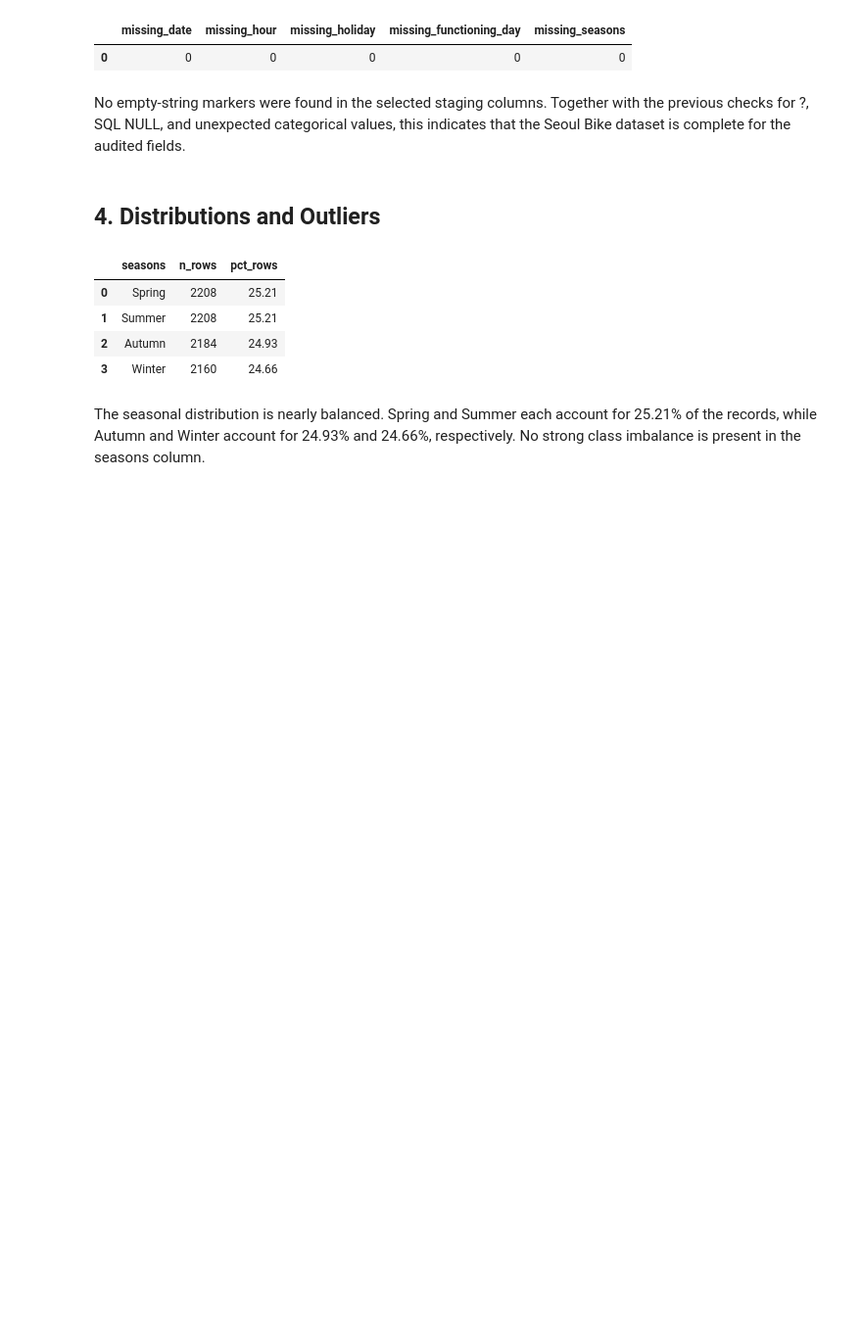
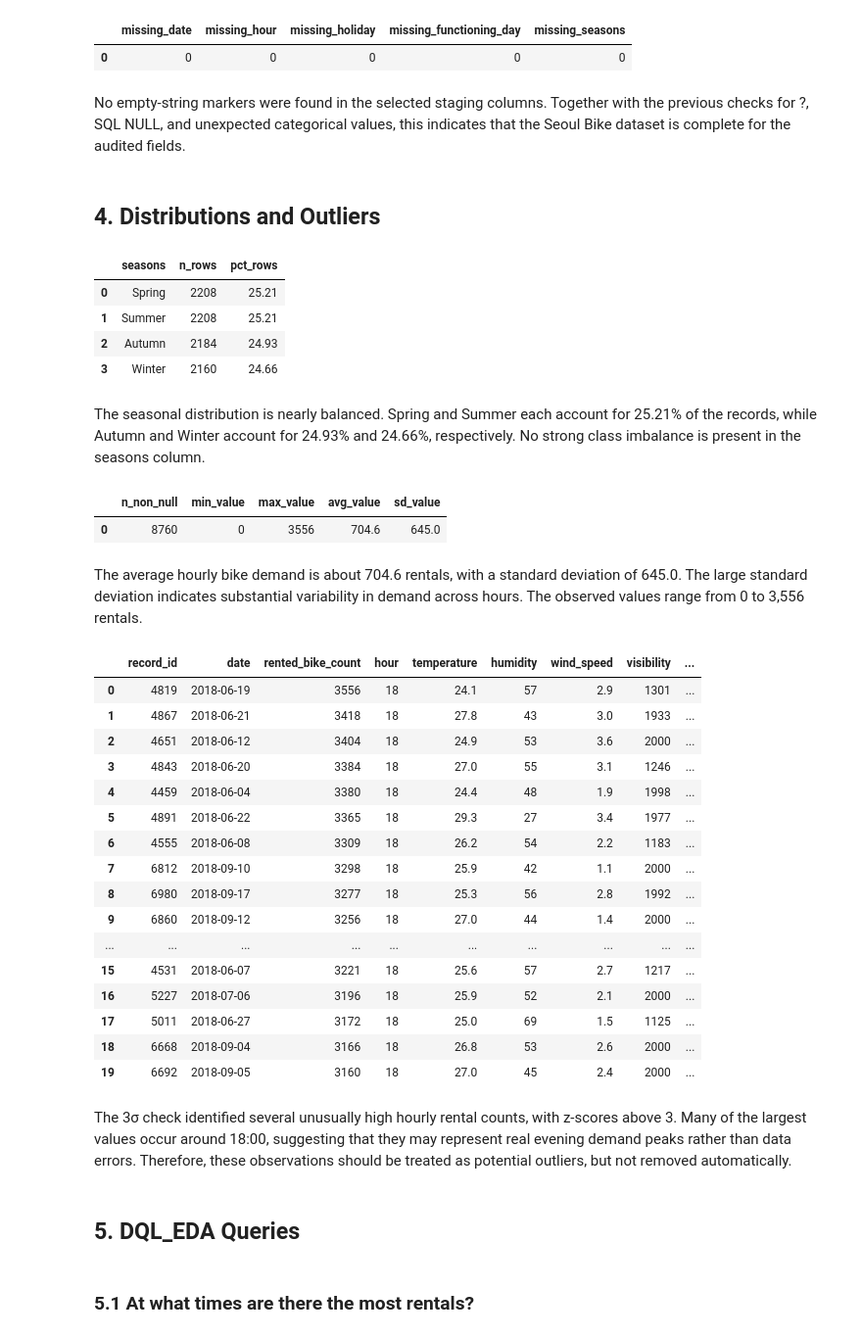
Before and after one commit to BorysZhyhalo/goit-rdb-hw-03, a Jupyter notebook: hw_3_data__loading_sql_dql.ipynb, the cells around one changed output. Shown at 98% size. Saved outputs shown, nothing was run; the diff lists cells and outputs as text; code cells hidden in the pictures; blank space fills up the shorter version.

```diff
--- a/hw_3_data__loading_sql_dql.ipynb
+++ b/hw_3_data__loading_sql_dql.ipynb
@@ -501,6 +501,69 @@ pd.read_sql("""
 | 3 | Winter | 2160 | 24.66 |
 # %% [markdown]
 The seasonal distribution is nearly balanced. Spring and Summer each account for 25.21% of the records, while Autumn and Winter account for 24.93% and 24.66%, respectively. No strong class imbalance is present in the seasons column.
+# %%
+pd.read_sql("""
+    SELECT
+        COUNT(rented_bike_count) AS n_non_null,
+        MIN(rented_bike_count) AS min_value,
+        MAX(rented_bike_count) AS max_value,
+        ROUND(AVG(rented_bike_count)::NUMERIC, 2) AS avg_value,
+        ROUND(STDDEV_SAMP(rented_bike_count)::NUMERIC, 2) AS sd_value
+    FROM hw3_bike_clean;
+""", engine)
+# %% [output]
+|  | n_non_null | min_value | max_value | avg_value | sd_value |
+| 0 | 8760 | 0 | 3556 | 704.6 | 645.0 |
+# %% [markdown]
+The average hourly bike demand is about 704.6 rentals, with a standard deviation of 645.0. The large standard deviation indicates substantial variability in demand across hours. The observed values range from 0 to 3,556 rentals.
+# %%
+pd.read_sql("""
+
+WITH stats AS (
+    SELECT
+        AVG(rented_bike_count) AS mean_value,
+        STDDEV_SAMP(rented_bike_count) AS sd_value
+    FROM hw3_bike_clean
+    WHERE rented_bike_count IS NOT NULL
+)
+SELECT
+    t.*,
+    ROUND(
+        ((t.rented_bike_count - s.mean_value) / NULLIF(s.sd_value, 0))::NUMERIC,
+        2
+    ) AS z_score
+FROM hw3_bike_clean AS t
+CROSS JOIN stats AS s
+WHERE t.rented_bike_count IS NOT NULL
+  AND s.sd_value > 0
+  AND ABS(t.rented_bike_count - s.mean_value) > 3 * s.sd_value
+ORDER BY ABS(t.rented_bike_count - s.mean_value) DESC
+LIMIT 20;
+""", engine)
+# %% [output]
+|  | record_id | date | rented_bike_count | hour | temperature | humidity | wind_speed | visibility | ... |
+| 0 | 4819 | 2018-06-19 | 3556 | 18 | 24.1 | 57 | 2.9 | 1301 | ... |
+| 1 | 4867 | 2018-06-21 | 3418 | 18 | 27.8 | 43 | 3.0 | 1933 | ... |
+| 2 | 4651 | 2018-06-12 | 3404 | 18 | 24.9 | 53 | 3.6 | 2000 | ... |
+| 3 | 4843 | 2018-06-20 | 3384 | 18 | 27.0 | 55 | 3.1 | 1246 | ... |
+| 4 | 4459 | 2018-06-04 | 3380 | 18 | 24.4 | 48 | 1.9 | 1998 | ... |
+| 5 | 4891 | 2018-06-22 | 3365 | 18 | 29.3 | 27 | 3.4 | 1977 | ... |
+| 6 | 4555 | 2018-06-08 | 3309 | 18 | 26.2 | 54 | 2.2 | 1183 | ... |
+| 7 | 6812 | 2018-09-10 | 3298 | 18 | 25.9 | 42 | 1.1 | 2000 | ... |
+| 8 | 6980 | 2018-09-17 | 3277 | 18 | 25.3 | 56 | 2.8 | 1992 | ... |
+| 9 | 6860 | 2018-09-12 | 3256 | 18 | 27.0 | 44 | 1.4 | 2000 | ... |
+| ... | ... | ... | ... | ... | ... | ... | ... | ... | ... |
+| 15 | 4531 | 2018-06-07 | 3221 | 18 | 25.6 | 57 | 2.7 | 1217 | ... |
+| 16 | 5227 | 2018-07-06 | 3196 | 18 | 25.9 | 52 | 2.1 | 2000 | ... |
+| 17 | 5011 | 2018-06-27 | 3172 | 18 | 25.0 | 69 | 1.5 | 1125 | ... |
+| 18 | 6668 | 2018-09-04 | 3166 | 18 | 26.8 | 53 | 2.6 | 2000 | ... |
+| 19 | 6692 | 2018-09-05 | 3160 | 18 | 27.0 | 45 | 2.4 | 2000 | ... |
+# %% [markdown]
+The 3σ check identified several unusually high hourly rental counts, with z-scores above 3. Many of the largest values occur around 18:00, suggesting that they may represent real evening demand peaks rather than data errors. Therefore, these observations should be treated as potential outliers, but not removed automatically.
+# %% [markdown]
+## 5. DQL_EDA Queries
+# %% [markdown]
+### 5.1 At what times are there the most rentals?
 # %%
 pd.read_sql("""
 
```
Also changed, not shown: parts of 9 cells of this notebook.
